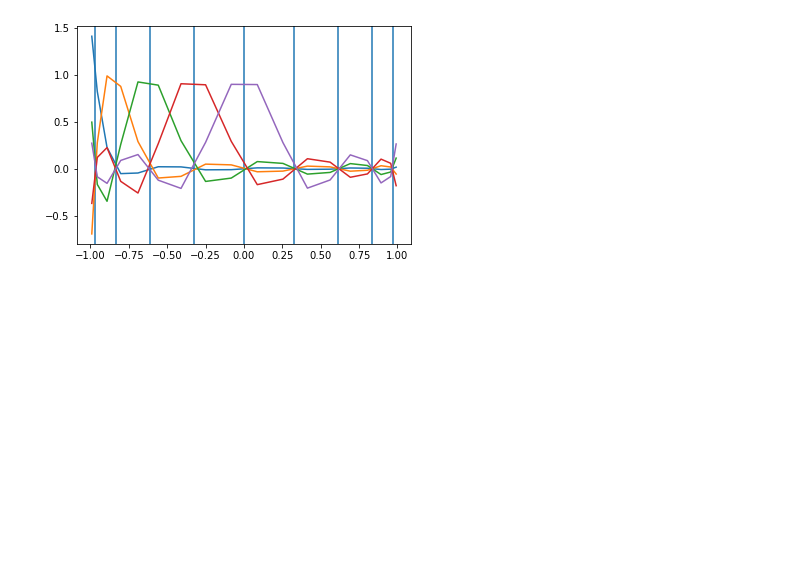
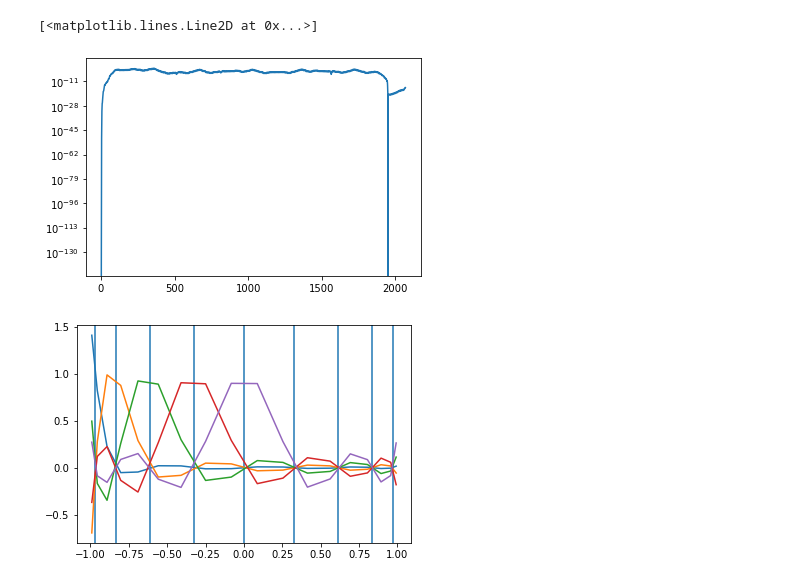
Before and after one commit to WangHaiYang874/stokes2d, a Jupyter notebook: exp1/demo.ipynb, the cells around one changed output. Cells and saved outputs as stored; diff of their text form; code cells hidden in the pictures; blank space fills up the shorter version.

```diff
--- a/exp1/demo.ipynb
+++ b/exp1/demo.ipynb
@@ -41,3 +94,8 @@ for p in panels:
+# %%
+plt.semilogy(np.abs(pipe.mat_vec.K1)[4])
+# %% [output]
+[<matplotlib.lines.Line2D at 0x...>]
+[figure, added]
 # %%
 k1_correction_sparse = sp.sparse.lil_matrix((len(pipe.t), len(pipe.t)), dtype=np.complex128)
 k2_correction_sparse = sp.sparse.lil_matrix((len(pipe.t), len(pipe.t)), dtype=np.complex128)
```
Also changed, not shown: parts of 8 cells of this notebook, 14 other files.
